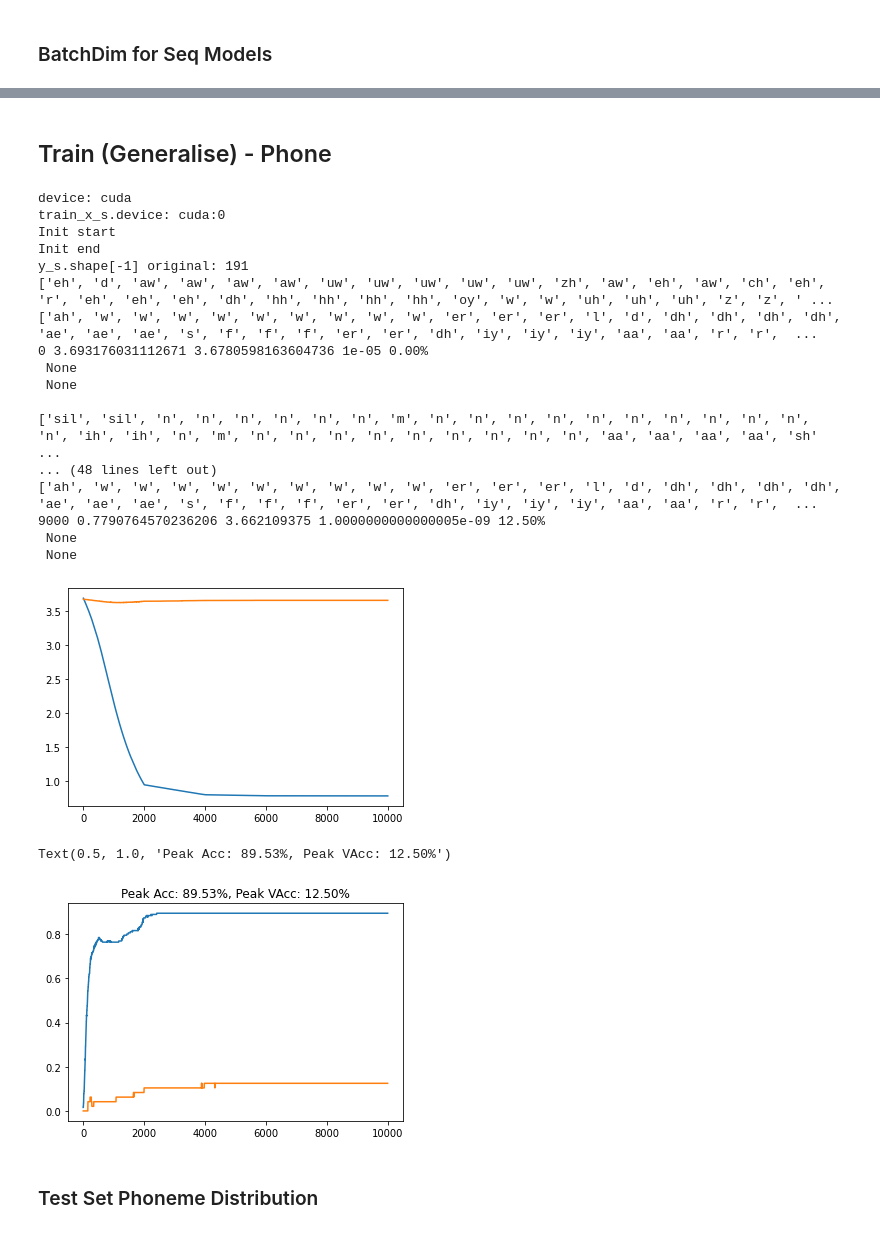
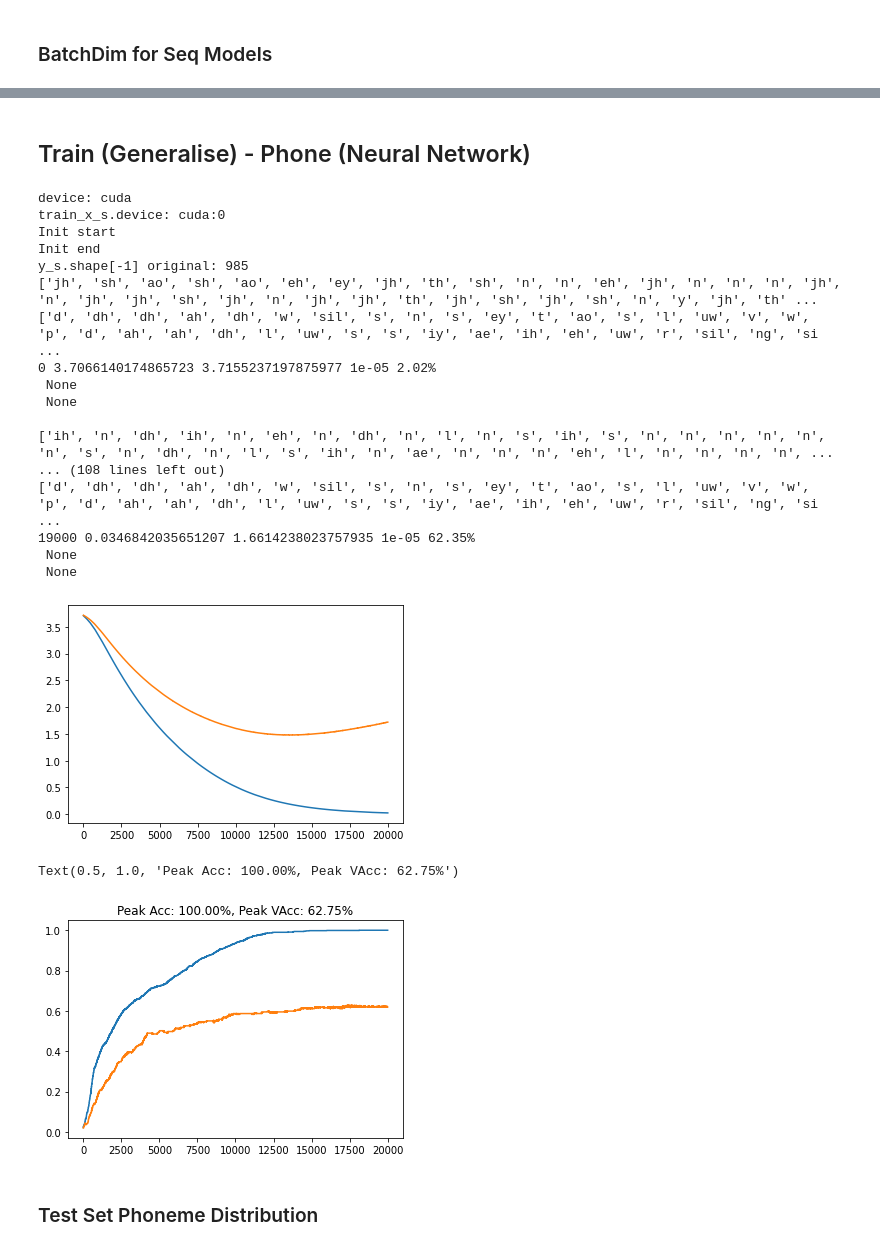
Before and after one commit to MiscellaneousStuff/comp-vis-avhubert, a Jupyter notebook: main.ipynb, the cells around one changed output, grey strips where cells are left out. Drawn from its saved outputs; the diff is of its cells as text; code cells hidden in the pictures.

```diff
--- a/main.ipynb
+++ b/main.ipynb
@@ -815,5 +872,5 @@ data["phonemes"].shape
 device = "cuda"
 # %%
 x_s = avhubert_feats
-y_s = phonemes
-# y_s = audio_feats
+# y_s = phonemes
+y_s = audio_feats
@@ -819,0 +879,10 @@ y_s = phonemes
+# %%
+print(x_s.shape[0], y_s.shape[0])
+seq_len = min(x_s.shape[0], y_s.shape[0])
+x_s = x_s[:seq_len, :]
+y_s = y_s[:seq_len]
+print(x_s.shape[0], y_s.shape[0])
+assert x_s.shape[0] == y_s.shape[0]
+random_idxs = np.random.permutation(x_s.shape[0])
+x_s = x_s[random_idxs]
+y_s = y_s[random_idxs]
@@ -829,8 +901,8 @@ torch.float32
 import torch
 # CUDA_LAUNCH_BLOCKING=1
 x_s = torch.tensor(x_s, dtype=torch.float).to(device)
-# y_s = torch.tensor(y_s, dtype=torch.float).to("cuda")
-y_s = torch.tensor(y_s, dtype=torch.long).to(device)
+y_s = torch.tensor(y_s, dtype=torch.float).to("cuda")
+# y_s = torch.tensor(y_s, dtype=torch.long).to(device)
 # %%
 # (seq_len, 98, 2) => (seq_len, 196)
 x_s = x_s.view(x_s.shape[0], -1)
@@ -889,0 +1326,4 @@ y_s.shape[-1]
+# %%
+import matplotlib.pyplot as plt
+plt.rcParams["figure.figsize"] = (16,8)
+_ = plot_mel_spectrogram(test_pred.cpu().detach().float(), "General - Pred")
@@ -1053,5 +1499,5 @@ y_s.shape[-1] original: 239
 # %% [markdown]
-## Train (Generalise) - Phone
+## Train (Generalise) - Phone (Neural Network)
 # %%
 from torch.cuda.amp        import autocast, GradScaler
 import matplotlib.pyplot   as plt
@@ -1065,12 +1511,12 @@ amp = True
 
 model = LipToPhoneModel(
     train_x_s.shape[-1],
-    256,
+    64,
     len(dataset.phoneme_dict),
     dropout=0.5).to(device)
 
 print("y_s.shape[-1] original:", train_y_s.shape[-1])
-epochs = 10000
+epochs = 20000
 lr = 1e-5
 
 # optim = torch.optim.AdamW(params=model.parameters(), lr=lr)
@@ -1081,7 +1527,7 @@ vlosses_s = []
 
 scaler = GradScaler()
 # scheduler = torch.optim.lr_scheduler.ReduceLROnPlateau(optim, 'min')
-scheduler = torch.optim.lr_scheduler.StepLR(optim, step_size=2000, gamma=0.1)
+scheduler = torch.optim.lr_scheduler.StepLR(optim, step_size=epochs, gamma=0.1)
 
 pred_s = []
 
@@ -1176,44 +1622,44 @@ for epoch_idx in range(epochs):
 
         # print(pred, y)
         # losses_s.append(loss.detach().item())
 
     #loss.backward()
     #optim.step()
 
     scaler.scale(loss).backward()
     scaler.step(optim)
     scaler.update()
 
     # scheduler.step(test_loss)
     scheduler.step()
 
 plt.plot(losses_s)
 plt.plot(vlosses_s)
 plt.show()
 plt.plot(acc_s)
 plt.plot(vacc_s)
 plt.title(f"Peak Acc: {max(acc_s):.2%}, Peak VAcc: {max(vacc_s):.2%}")
 # %% [output]
 device: cuda
 train_x_s.device: cuda:0
 Init start
 Init end
-y_s.shape[-1] original: 191
-['eh', 'd', 'aw', 'aw', 'aw', 'aw', 'uw', 'uw', 'uw', 'uw', 'uw', 'zh', 'aw', 'eh', 'aw', 'ch', 'eh', 'r', 'eh', 'eh', 'eh', 'dh', 'hh', 'hh', 'hh', 'hh', 'oy', 'w', 'w', 'uh', 'uh', 'uh', 'z', 'z', ' ...
-['ah', 'w', 'w', 'w', 'w', 'w', 'w', 'w', 'w', 'w', 'er', 'er', 'er', 'l', 'd', 'dh', 'dh', 'dh', 'dh', 'ae', 'ae', 'ae', 's', 'f', 'f', 'f', 'er', 'er', 'dh', 'iy', 'iy', 'iy', 'aa', 'aa', 'r', 'r',  ...
-0 3.693176031112671 3.6780598163604736 1e-05 0.00%
+y_s.shape[-1] original: 985
+['jh', 'sh', 'ao', 'sh', 'ao', 'eh', 'ey', 'jh', 'th', 'sh', 'n', 'n', 'eh', 'jh', 'n', 'n', 'n', 'jh', 'n', 'jh', 'jh', 'sh', 'jh', 'n', 'jh', 'jh', 'th', 'jh', 'sh', 'jh', 'sh', 'n', 'y', 'jh', 'th' ...
+['d', 'dh', 'dh', 'ah', 'dh', 'w', 'sil', 's', 'n', 's', 'ey', 't', 'ao', 's', 'l', 'uw', 'v', 'w', 'p', 'd', 'ah', 'ah', 'dh', 'l', 'uw', 's', 's', 'iy', 'ae', 'ih', 'eh', 'uw', 'r', 'sil', 'ng', 'si ...
+0 3.7066140174865723 3.7155237197875977 1e-05 2.02%
  None
  None
 
-['sil', 'sil', 'n', 'n', 'n', 'n', 'n', 'n', 'm', 'n', 'n', 'n', 'n', 'n', 'n', 'n', 'n', 'n', 'n', 'n', 'ih', 'ih', 'n', 'm', 'n', 'n', 'n', 'n', 'n', 'n', 'n', 'n', 'n', 'aa', 'aa', 'aa', 'aa', 'sh' ...
-... (48 lines left out)
-['ah', 'w', 'w', 'w', 'w', 'w', 'w', 'w', 'w', 'w', 'er', 'er', 'er', 'l', 'd', 'dh', 'dh', 'dh', 'dh', 'ae', 'ae', 'ae', 's', 'f', 'f', 'f', 'er', 'er', 'dh', 'iy', 'iy', 'iy', 'aa', 'aa', 'r', 'r',  ...
-9000 0.7790764570236206 3.662109375 1.0000000000000005e-09 12.50%
+['ih', 'n', 'dh', 'ih', 'n', 'eh', 'n', 'dh', 'n', 'l', 'n', 's', 'ih', 's', 'n', 'n', 'n', 'n', 'n', 'n', 's', 'n', 'dh', 'n', 'l', 's', 'ih', 'n', 'ae', 'n', 'n', 'n', 'eh', 'l', 'n', 'n', 'n', 'n', ...
+... (108 lines left out)
+['d', 'dh', 'dh', 'ah', 'dh', 'w', 'sil', 's', 'n', 's', 'ey', 't', 'ao', 's', 'l', 'uw', 'v', 'w', 'p', 'd', 'ah', 'ah', 'dh', 'l', 'uw', 's', 's', 'iy', 'ae', 'ih', 'eh', 'uw', 'r', 'sil', 'ng', 'si ...
+19000 0.0346842035651207 1.6614238023757935 1e-05 62.35%
  None
  None
-[figure, old version]
+[figure, new version]
-Text(0.5, 1.0, 'Peak Acc: 89.53%, Peak VAcc: 12.50%')
+Text(0.5, 1.0, 'Peak Acc: 100.00%, Peak VAcc: 62.75%')
-[figure, old version]
+[figure, new version]
 # %% [markdown]
 ### Test Set Phoneme Distribution
 # %%
```
Also changed, not shown: parts of 62 cells of this notebook, 1 other file.
